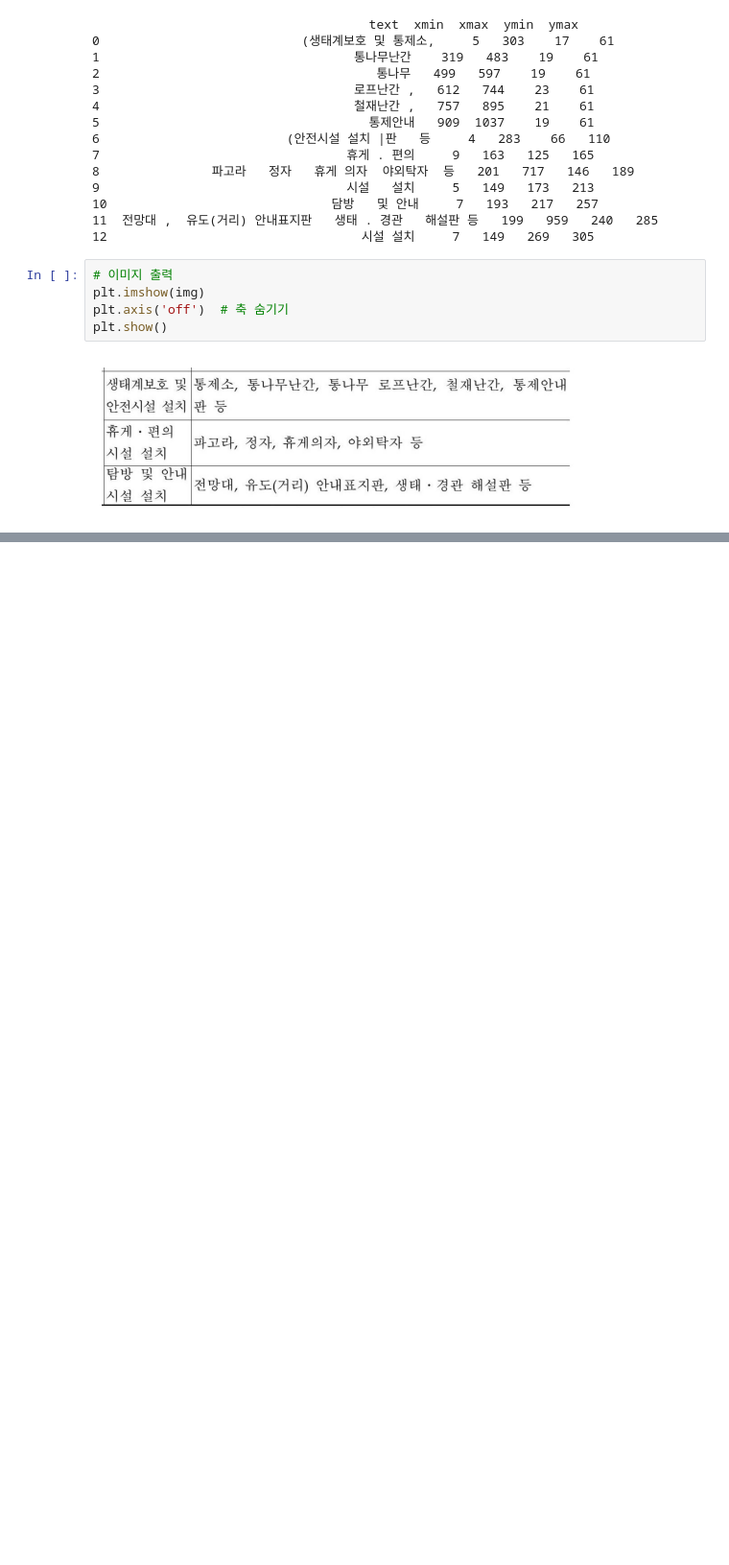
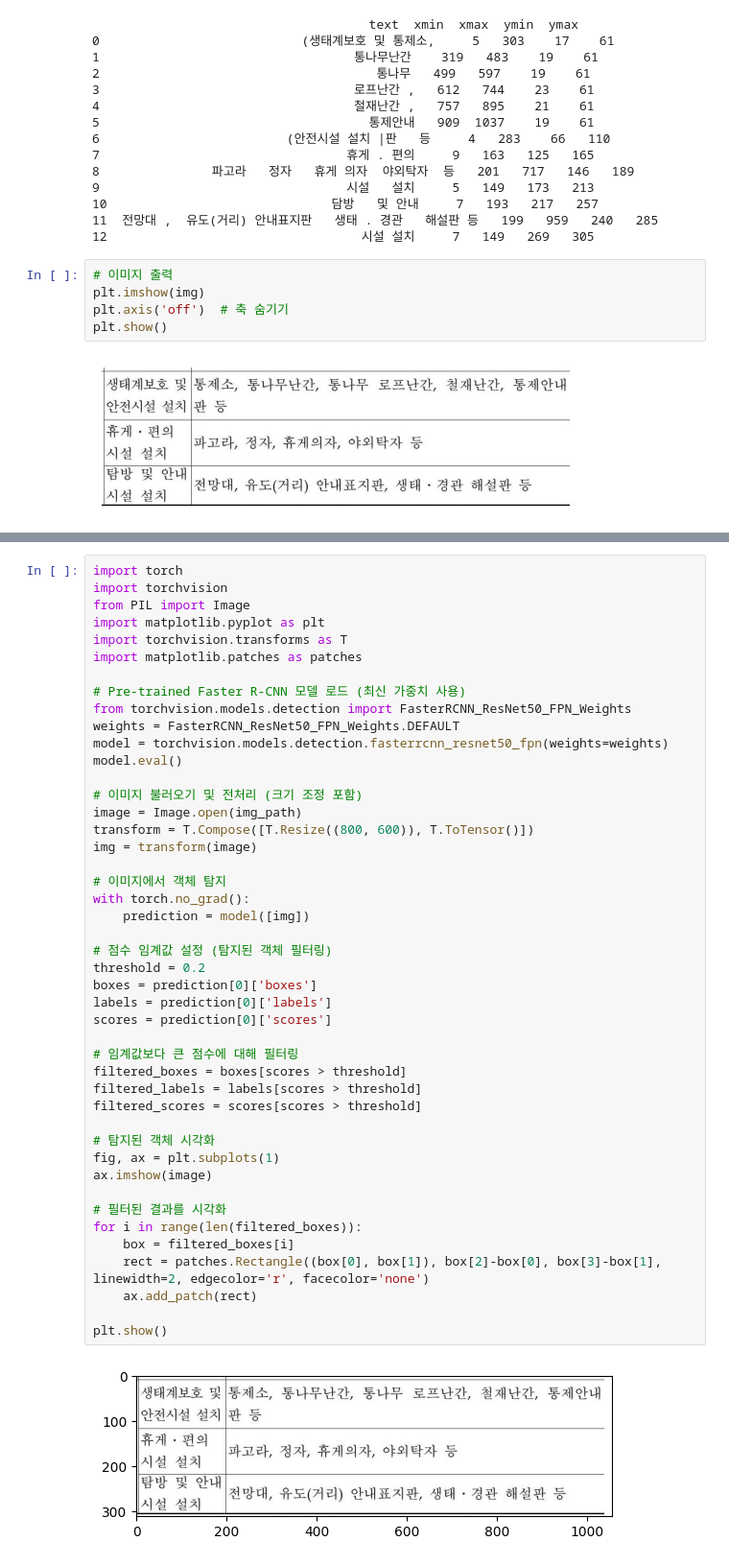
Before and after one commit to yoon777/cv_project, a Jupyter notebook: data_load.ipynb, the cells around one changed output, grey strips where cells are left out. Shown at 96% size. Drawn from its saved outputs; the diff is of its cells as text; blank space fills up the shorter version.

```diff
--- a/data_load.ipynb
+++ b/data_load.ipynb
@@ -216,0 +199,47 @@ AttributeError: 'PDF' object has no attribute 'extract_tables'
+# %%
+import torch
+import torchvision
+from PIL import Image
+import matplotlib.pyplot as plt
+import torchvision.transforms as T
+import matplotlib.patches as patches
+
+# Pre-trained Faster R-CNN 모델 로드 (최신 가중치 사용)
+from torchvision.models.detection import FasterRCNN_ResNet50_FPN_Weights
+weights = FasterRCNN_ResNet50_FPN_Weights.DEFAULT
+model = torchvision.models.detection.fasterrcnn_resnet50_fpn(weights=weights)
+model.eval()
+
+# 이미지 불러오기 및 전처리 (크기 조정 포함)
+image = Image.open(img_path)
+transform = T.Compose([T.Resize((800, 600)), T.ToTensor()])
+img = transform(image)
+
+# 이미지에서 객체 탐지
+with torch.no_grad():
+    prediction = model([img])
+
+# 점수 임계값 설정 (탐지된 객체 필터링)
+threshold = 0.2
+boxes = prediction[0]['boxes']
+labels = prediction[0]['labels']
+scores = prediction[0]['scores']
+
+# 임계값보다 큰 점수에 대해 필터링
+filtered_boxes = boxes[scores > threshold]
+filtered_labels = labels[scores > threshold]
+filtered_scores = scores[scores > threshold]
+
+# 탐지된 객체 시각화
+fig, ax = plt.subplots(1)
+ax.imshow(image)
+
+# 필터된 결과를 시각화
+for i in range(len(filtered_boxes)):
+    box = filtered_boxes[i]
+    rect = patches.Rectangle((box[0], box[1]), box[2]-box[0], box[3]-box[1], linewidth=2, edgecolor='r', facecolor='none')
+    ax.add_patch(rect)
+
+plt.show()
+# %% [output]
+[figure, added]
```
Also changed, not shown: parts of 8 cells of this notebook.
